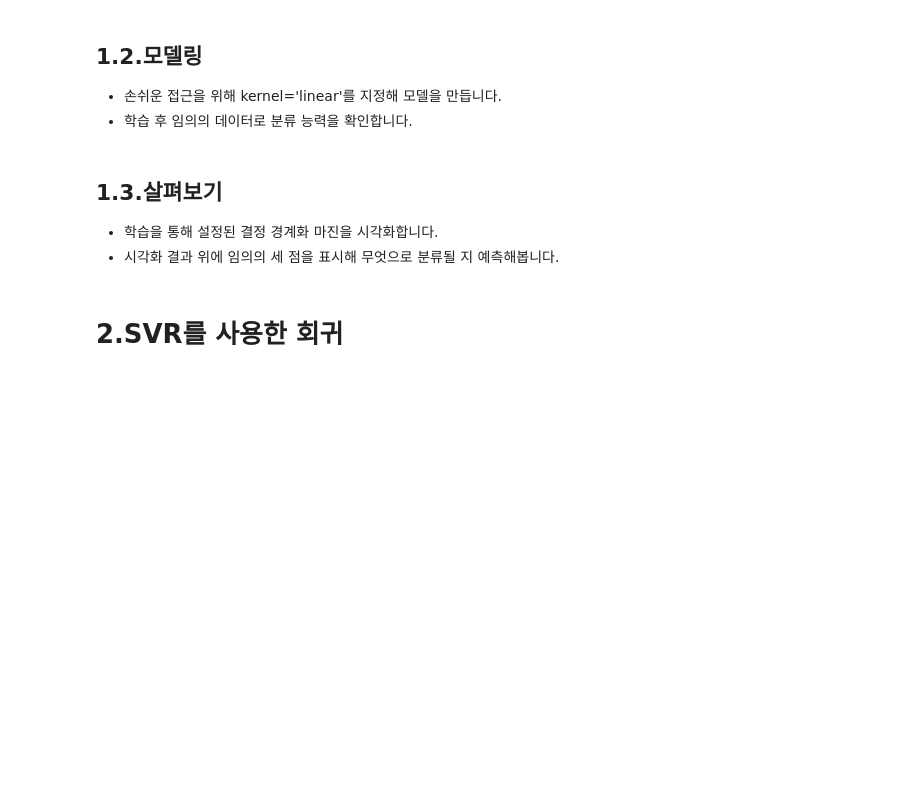
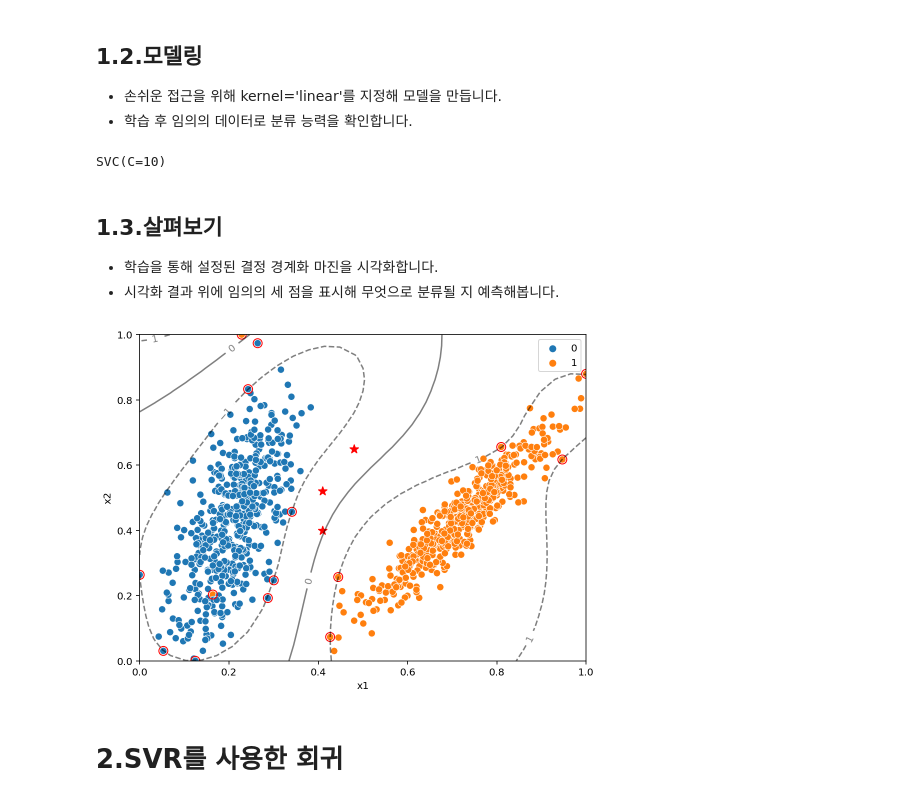
Before and after one commit to ringolove/aivle2201, a Jupyter notebook: ML/배우기/ML04_02_SVM이해.ipynb, the cells around one changed output. Saved outputs shown, nothing was run; the diff lists cells and outputs as text; code cells hidden in the pictures; blank space fills up the shorter version.

```diff
--- a/ML/배우기/ML04_02_SVM이해.ipynb
+++ b/ML/배우기/ML04_02_SVM이해.ipynb
@@ -65,5 +66,11 @@ x = scaler.fit_transform(x)
+# %%
+# 선언하기
+model = SVC(kernel='rbf', C = 10)
 # %%
 # 학습하기
+model.fit(x, y)
+# %% [output]
+SVC(C=10)
 # %% [markdown]
 ## 1.3.살펴보기
 
@@ -72,30 +79,33 @@ x = scaler.fit_transform(x)
 # %%
 xx = np.linspace(0, 1, 30)
 yy = np.linspace(0, 1, 30)
 yy, xx = np.meshgrid(yy, xx)
 xy = np.vstack([xx.ravel(), yy.ravel()]).T
 z = model.decision_function(xy).reshape(xx.shape)
 
 plt.figure(figsize=(8, 6))
 sns.scatterplot(x=x[:,0], y=x[:,1], hue=y, s=50)
-# plt.scatter(model.support_vectors_[:, 0],
-#             model.support_vectors_[:, 1],
-#             s=80,
-#             linewidth=1,
-#             facecolors='none',
-#             color='r')
-plt.contour(xx, yy, z,
+plt.scatter(model.support_vectors_[:, 0], # x 좌표
+            model.support_vectors_[:, 1], # y 좌표
+            s=80,
+            linewidth=1,
+            facecolors='none',
+            color='r')
+SV = plt.contour(xx, yy, z,
             colors='k',
             levels=[-1, 0, 1],
             alpha=0.5,
             linestyles=['--', '-', '--'])
+plt.clabel(SV)
 plt.scatter(x=[0.41, 0.41, 0.48], y=[0.4, 0.52, 0.65],
             color='r',
             marker='*',
             s=80)
 plt.xlabel('x1')
 plt.ylabel('x2')
 plt.show()
+# %% [output]
+[figure, added]
 # %% [markdown]
 # 2.SVR를 사용한 회귀
 # %% [markdown]
```
Also changed, not shown: parts of 12 cells of this notebook, 11 other files.
